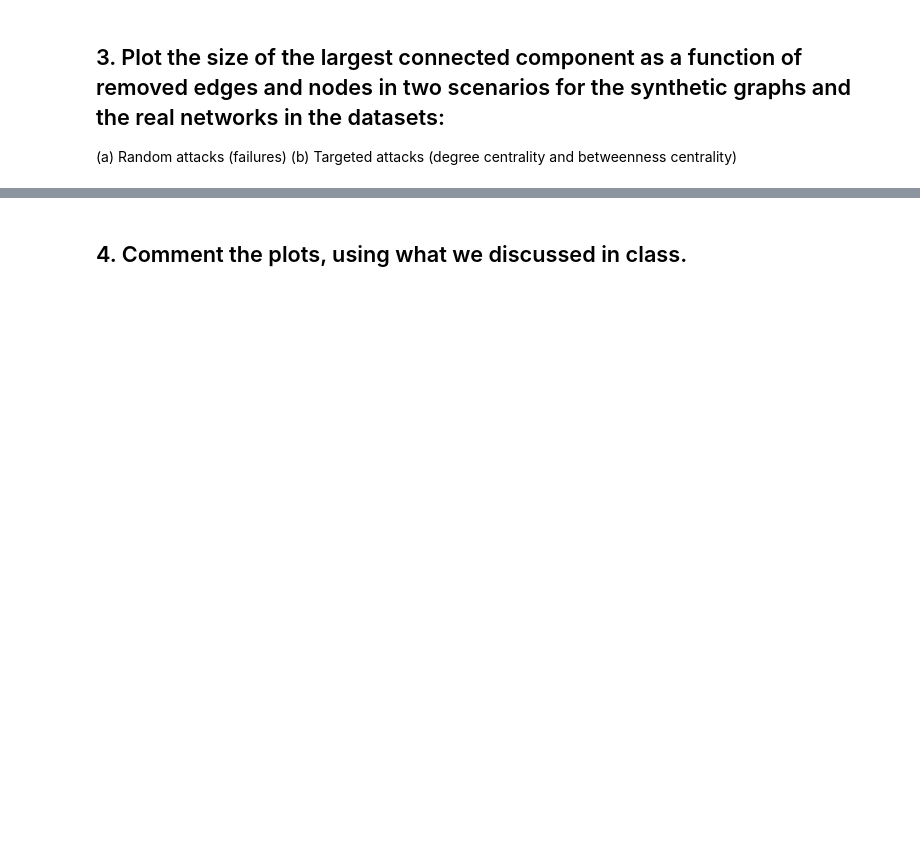
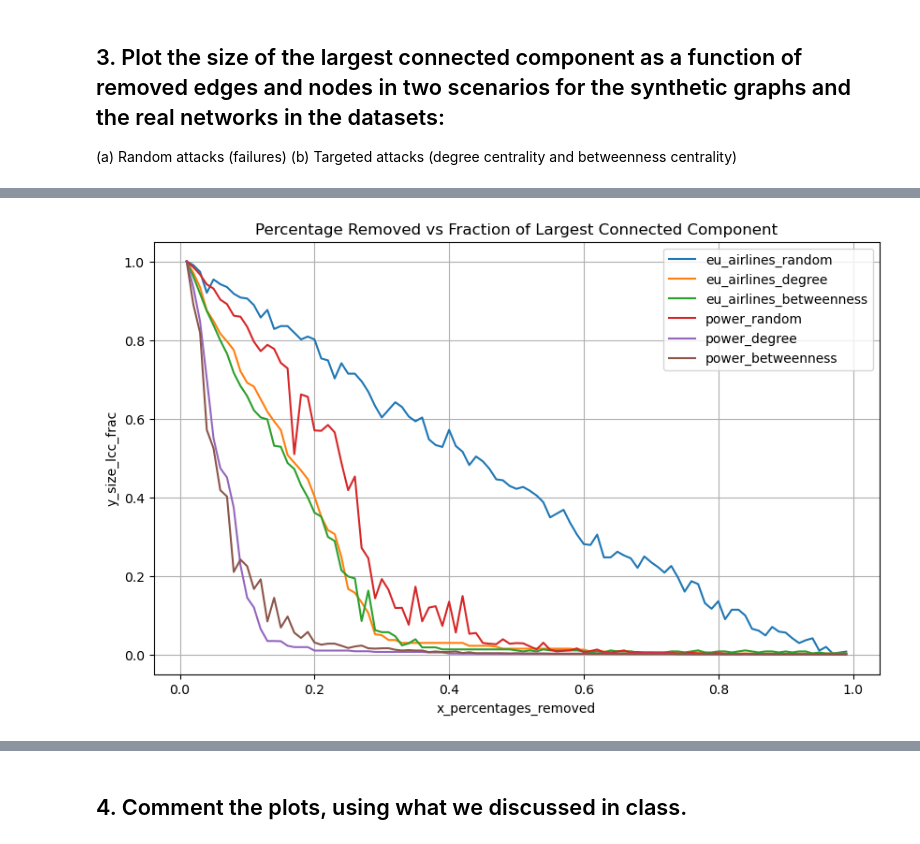
Before and after one commit to HuberNicolas/network-science-uzh, a Jupyter notebook: assignment-3/Assignment_03.ipynb, the cells around one changed output, grey strips where cells are left out. Saved outputs shown, nothing was run; the diff lists cells and outputs as text; code cells hidden in the pictures; blank space fills up the shorter version.

Commit message:
Better Plotting (one plot per network)

```diff
--- a/assignment-3/Assignment_03.ipynb
+++ b/assignment-3/Assignment_03.ipynb
@@ -1018,0 +643,6 @@ Removed Nodes: 200
+# %%
+eu_airlines_plot_data = {
+    'random': plot_data_random['graph_eu_airlines'],
+    'degree': plot_data_degree['graph_eu_airlines'],
+    'betweenness': plot_data_betweenness['graph_eu_airlines']
+}
@@ -1018,0 +651,6 @@ Removed Nodes: 200
+# %%
+power_plot_data = {
+    'random': plot_data_random['graph_power'],
+    'degree': plot_data_degree['graph_power'],
+    'betweenness': plot_data_betweenness['graph_power']
+}
@@ -1018,0 +691,25 @@ Removed Nodes: 200
+# %%
+def plot_attacks(data_dict):
+    plt.figure(figsize=(10, 6))
+
+    for key, value in data_dict.items():
+        for inner_key, inner_value in value.items():
+            x_data = inner_value['percentage']['x_percentages_removed']
+            y_data = inner_value['percentage']['y_size_lcc_frac']
+            plt.plot(x_data, y_data, label=f'{key}_{inner_key}')
+
+    plt.xlabel('x_percentages_removed')
+    plt.ylabel('y_size_lcc_frac')
+    plt.title('Percentage Removed vs Fraction of Largest Connected Component')
+    plt.legend()
+    plt.grid(True)
+    plt.show()
+# %%
+plot_data_real_networks = {
+    'eu_airlines': eu_airlines_plot_data,
+    'power': power_plot_data
+}
+# %%
+plot_attacks(plot_data_real_networks)
+# %% [output]
+[figure, added]
```
Also changed, not shown: parts of 65 cells of this notebook, 18 other files.
